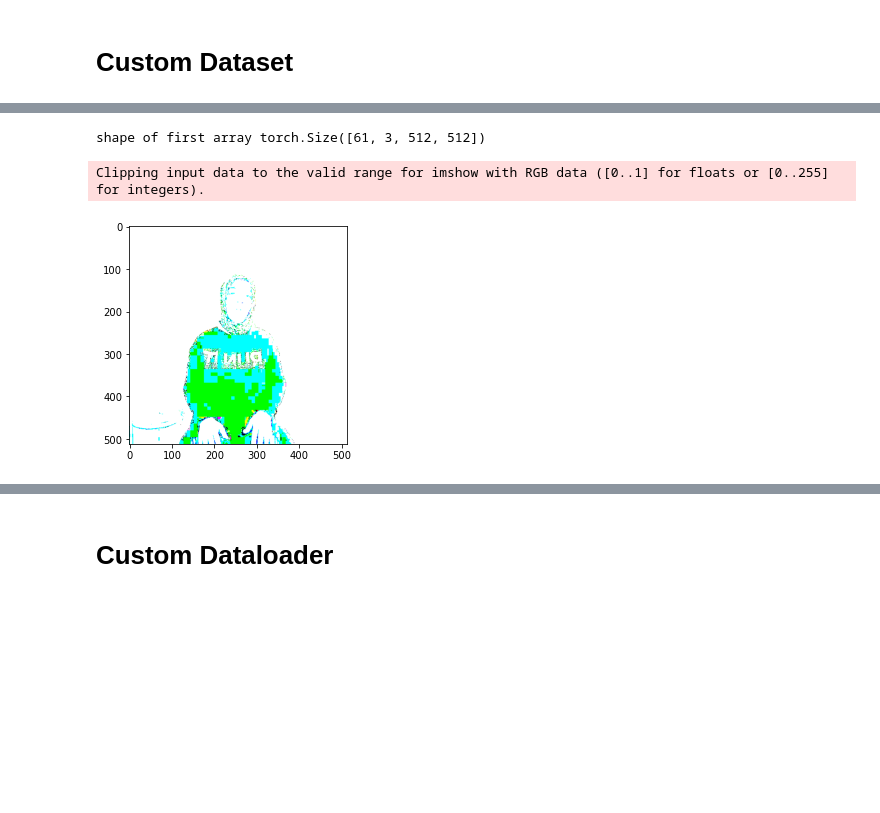
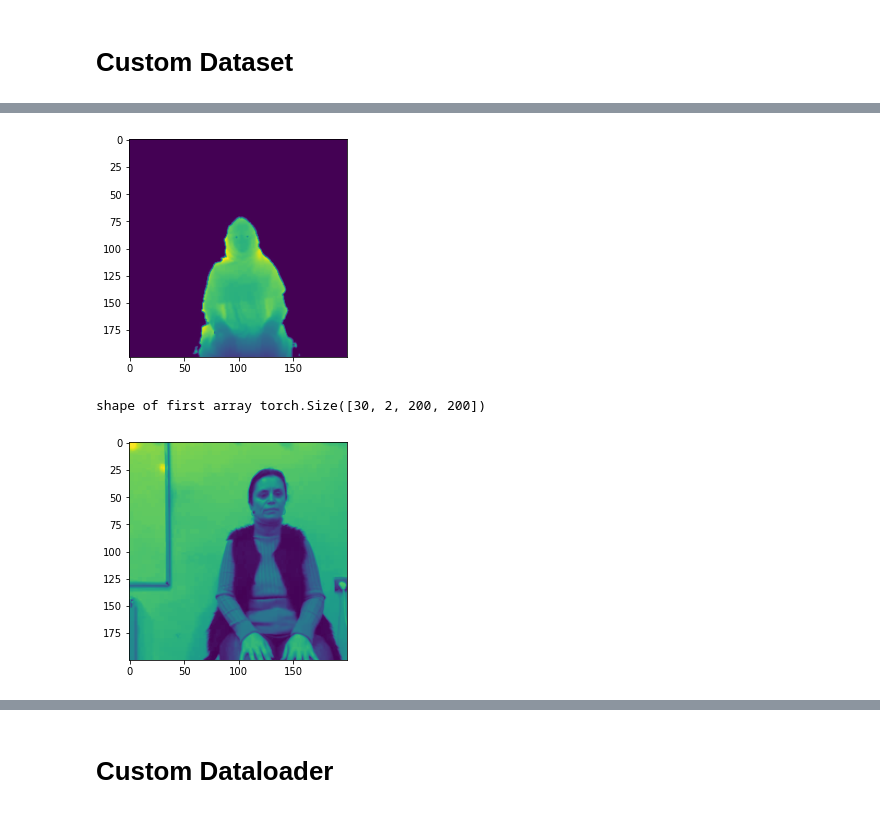
Before and after one commit to LinHuiqing/signo-lingo, a Jupyter notebook: Deep Learning Video Classification.ipynb, the cells around one changed output, grey strips where cells are left out. Saved outputs shown, nothing was run; the diff lists cells and outputs as text; code cells hidden in the pictures; blank space fills up the shorter version.

```diff
--- a/Deep Learning Video Classification.ipynb
+++ b/Deep Learning Video Classification.ipynb
@@ -210,15 +238,19 @@ Clipping input data to the valid range for imshow with RGB data ([0..1] for floa
+# %%
+img_np_arr = ld_test[0][0][0][1].numpy()
+plt.imshow(img_np_arr)
+plt.show()
+# %% [output]
+[figure, added]
 # %%
 # Create val dataset
 
-ld_val = Turkish_Dataset(val_path, val_label)
+ld_val = Turkish_Dataset(val_path, val_label, n_frames, transforms=transforms_compose)
 print("shape of first array", ld_val[0][0].shape)
 
 # show image but clip rbg values
-img_np_arr = ld_val[0][0][0].numpy()
-img_np_arr = np.moveaxis(img_np_arr, 0, -1)
+img_np_arr = ld_val[0][0][0][0].numpy()
 plt.imshow(img_np_arr)
 plt.show()
 # %% [output]
-shape of first array torch.Size([61, 3, 512, 512])
+shape of first array torch.Size([30, 2, 200, 200])
-Clipping input data to the valid range for imshow with RGB data ([0..1] for floats or [0..255] for integers).
-[figure, old version]
+[figure, new version]
```
Also changed, not shown: parts of 12 cells of this notebook, 1 other file.
